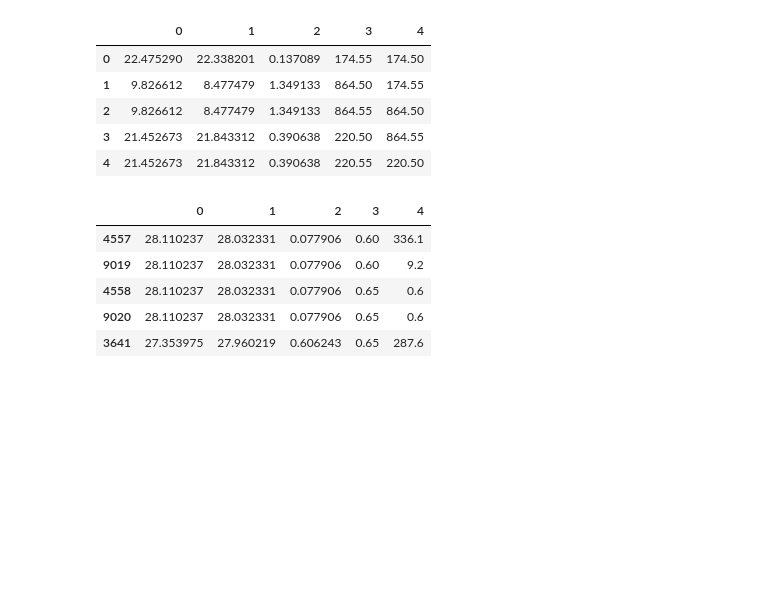
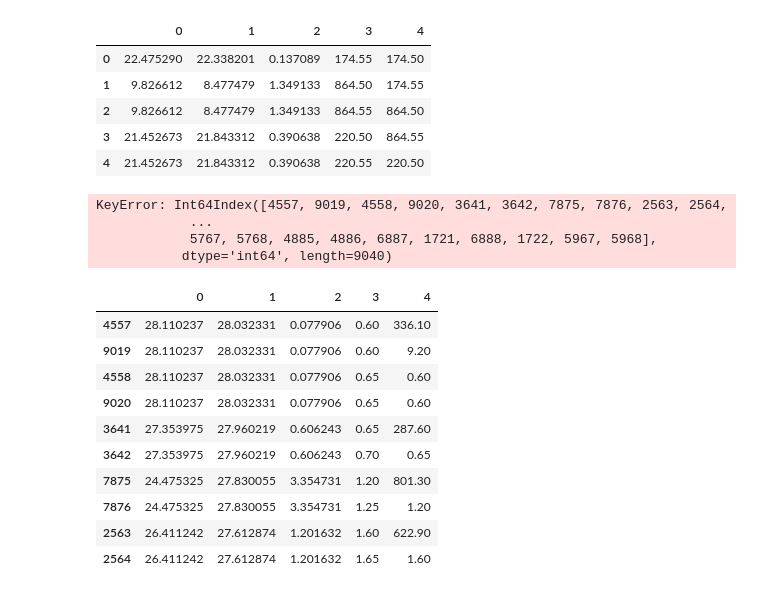
Before and after one commit to lrnq/commaai-speed-challenge, a Jupyter notebook: Untitled1.ipynb, the cells around one changed output. Saved outputs shown, nothing was run; the diff lists cells and outputs as text; code cells hidden in the pictures; blank space fills up the shorter version.

```diff
--- a/Untitled1.ipynb
+++ b/Untitled1.ipynb
@@ -33,16 +33,26 @@ df.head()
 | 3 | 21.452673 | 21.843312 | 0.390638 | 220.50 | 864.55 |
 | 4 | 21.452673 | 21.843312 | 0.390638 | 220.55 | 220.50 |
 # %%
-df_pred = df.sort_values(by=[3])
+df_pred = df.sort_values(by=df_pred.index)
+# %% [output]
+KeyError: Int64Index([4557, 9019, 4558, 9020, 3641, 3642, 7875, 7876, 2563, 2564,
+            ...
+            5767, 5768, 4885, 4886, 6887, 1721, 6888, 1722, 5967, 5968],
+           dtype='int64', length=9040)
 # %%
-df_pred.head()
+df_pred.head(n=10)
 # %% [output]
 |  | 0 | 1 | 2 | 3 | 4 |
-| 4557 | 28.110237 | 28.032331 | 0.077906 | 0.60 | 336.1 |
-| 9019 | 28.110237 | 28.032331 | 0.077906 | 0.60 | 9.2 |
-| 4558 | 28.110237 | 28.032331 | 0.077906 | 0.65 | 0.6 |
-| 9020 | 28.110237 | 28.032331 | 0.077906 | 0.65 | 0.6 |
-| 3641 | 27.353975 | 27.960219 | 0.606243 | 0.65 | 287.6 |
+| 4557 | 28.110237 | 28.032331 | 0.077906 | 0.60 | 336.10 |
+| 9019 | 28.110237 | 28.032331 | 0.077906 | 0.60 | 9.20 |
+| 4558 | 28.110237 | 28.032331 | 0.077906 | 0.65 | 0.60 |
+| 9020 | 28.110237 | 28.032331 | 0.077906 | 0.65 | 0.60 |
+| 3641 | 27.353975 | 27.960219 | 0.606243 | 0.65 | 287.60 |
+| 3642 | 27.353975 | 27.960219 | 0.606243 | 0.70 | 0.65 |
+| 7875 | 24.475325 | 27.830055 | 3.354731 | 1.20 | 801.30 |
+| 7876 | 24.475325 | 27.830055 | 3.354731 | 1.25 | 1.20 |
+| 2563 | 26.411242 | 27.612874 | 1.201632 | 1.60 | 622.90 |
+| 2564 | 26.411242 | 27.612874 | 1.201632 | 1.65 | 1.60 |
 # %%
 pred = df_pred[0].values
 real = df_pred[1].values
```
Also changed, not shown: parts of 2 cells of this notebook, 2 other files.
